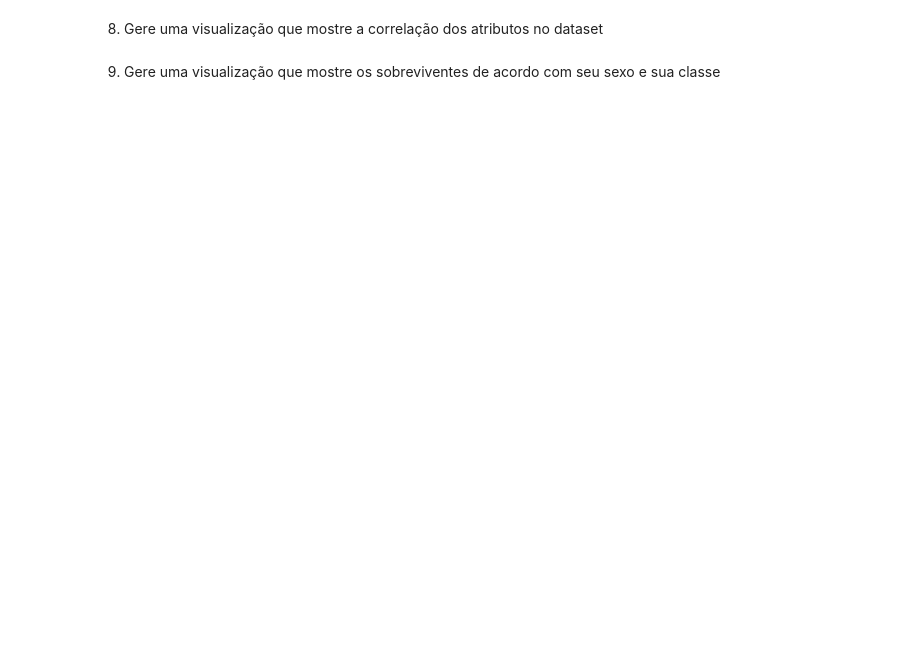
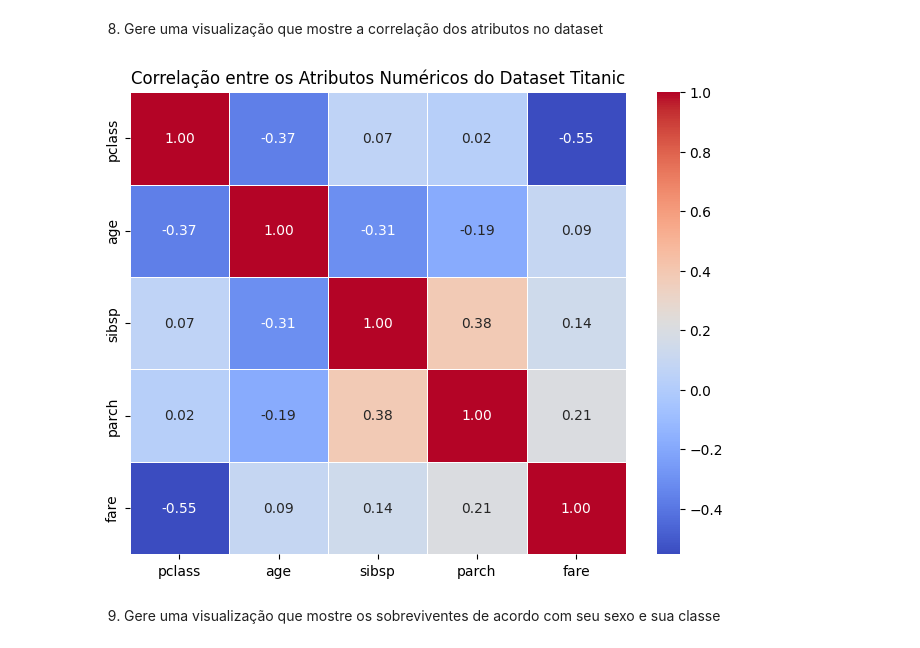
Before and after one commit to higa-daniel/mo839, a Jupyter notebook: lab04/lab04.ipynb, the cells around one changed output. Cells and saved outputs as stored; diff of their text form; code cells hidden in the pictures; blank space fills up the shorter version.

```diff
--- a/lab04/lab04.ipynb
+++ b/lab04/lab04.ipynb
@@ -352,4 +352,25 @@ Passing `palette` without assigning `hue` is deprecated and will be removed in v
 # %% [markdown]
 8. Gere uma visualização que mostre a correlação dos atributos no dataset
+# %%
+# Seleciona apenas as colunas numéricas
+numeric_data = df.select_dtypes(include=['float64', 'int64'])
+
+# Calcula a matriz de correlação
+corr = numeric_data.corr()
+
+# Cria o heatmap
+plt.figure(figsize=(8, 6))
+sns.heatmap(
+    corr,
+    annot=True,         # mostra os valores de correlação
+    cmap='coolwarm',    # escala de cores
+    fmt='.2f',          # formato dos números
+    linewidths=0.5
+)
+
+plt.title('Correlação entre os Atributos Numéricos do Dataset Titanic')
+plt.show()
+# %% [output]
+[figure, added]
 # %% [markdown]
 9. Gere uma visualização que mostre os sobreviventes de acordo com seu sexo e sua classe
```
Also changed, not shown: parts of 6 cells of this notebook.
